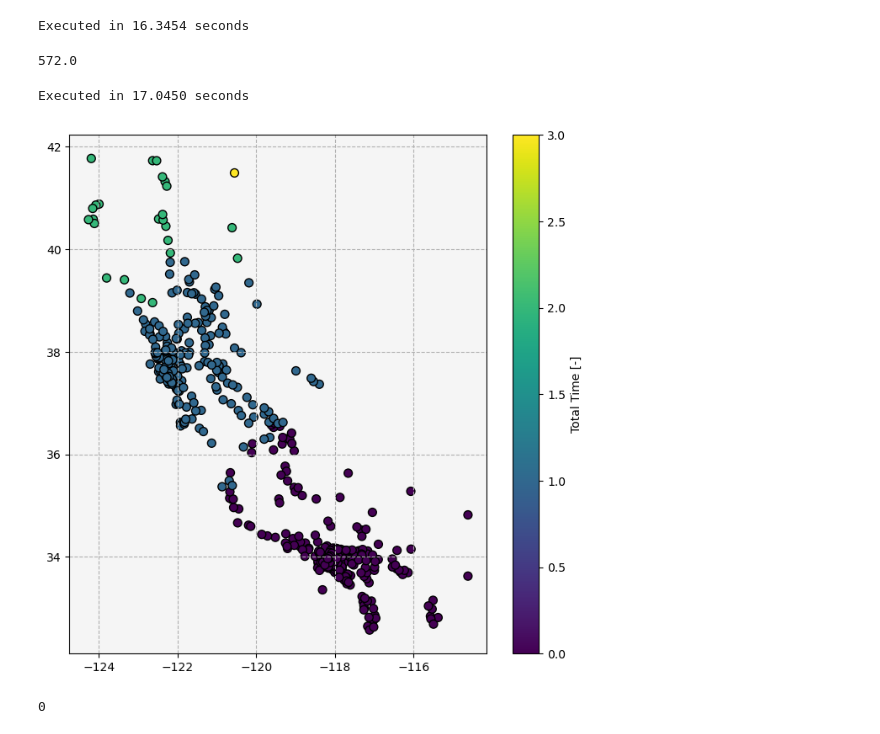
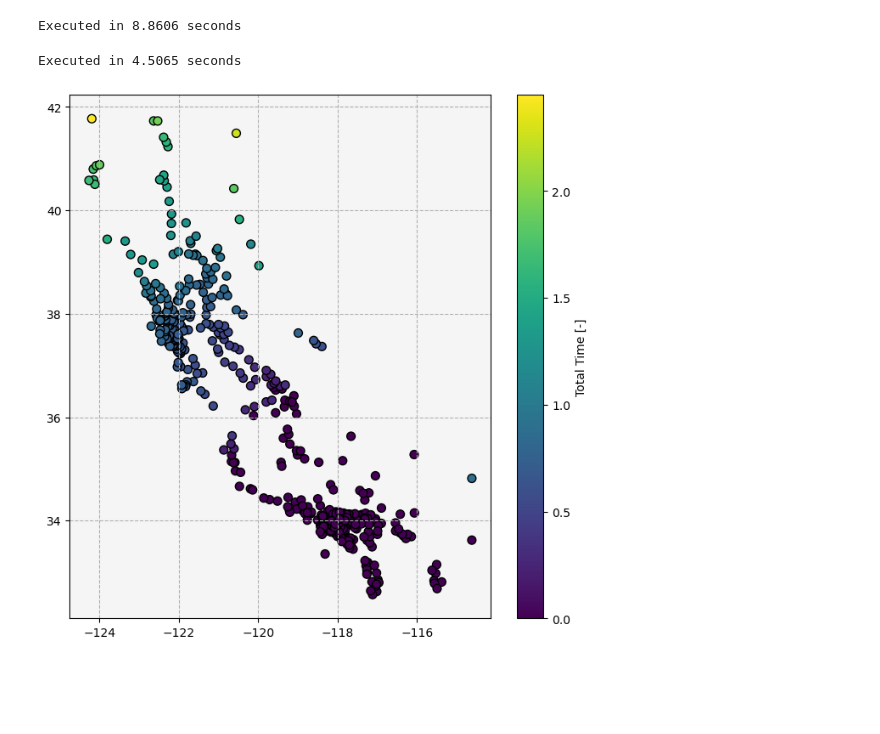
Before and after one commit to airabino/charger_network_analysis, a Jupyter notebook: New_California.ipynb, the cells around one changed output. Cells and saved outputs as stored; diff of their text form; code cells hidden in the pictures; blank space fills up the shorter version.

```diff
--- a/New_California.ipynb
+++ b/New_California.ipynb
@@ -19,0 +27,8 @@ from src.reload import deep_reload
+# %%
+places = [k for k, v in graph._node.items() if v['type'] == 'place']
+stations = [k for k, v in graph._node.items() if v['type'] == 'station']
+
+graph_places = src.graph.subgraph(graph, places)
+
+node_to_idx = {k: idx for idx, k in enumerate(graph_places.nodes)}
+idx_to_node = {idx: k for idx, k in enumerate(graph_places.nodes)}
@@ -19,0 +61,20 @@ from src.reload import deep_reload
+# %%
+deep_reload(src)
+
+t0 = time.time()
+
+costs, values, paths = src.experiments.run_case(
+    graph,
+    vehicle_kw,
+    station_kw,
+)
+
+out_arrays = src.analysis.values_to_array(
+    places, values, ['total_time', 'driving_time', 'charge_event']
+)
+
+visits = src.analysis.nodes_visited(
+    graph.nodes, paths,
+)
+
+print(f'Executed in {time.time() - t0:.4f} seconds')
@@ -42,10 +226,3 @@ ax.plot(x, dist.pdf(x),'g-', lw=5, alpha=0.6, label='beta pdf')
-# %%
-'''
-Importing California SNG
-'''
-
-graph = src.graph.graph_from_json('Outputs/graph_full_red.json')
-graph = nx.DiGraph(graph)
 # %%
 places = [k for k, v in graph._node.items() if v['type'] == 'place']
 stations = [k for k, v in graph._node.items() if v['type'] == 'station']
@@ -94,6 +271,7 @@ station_kw['station'] = {
     'price': .5 / 3.6e6,
     'setup_time': 300,
     'rng': rng,
+    'traffic': 1,
 }
 
 vehicle_kw = {
@@ -111,35 +289,11 @@ graph = src.routing.supply_costs(graph, vehicle, station_kw)
 
 print(f'Executed in {time.time() - t0:.4f} seconds')
 # %% [output]
-Executed in 16.3454 seconds
+Executed in 8.8606 seconds
-# %%
-def reserve_range(graph, node):
-
-    distances = [v['distance'] for v in graph._adj[node].values()]
-
-    return np.sort(distances)[1:6].mean()
-
-
-
-station = np.random.choice(stations)
-
-d = reserve_range(graph, station)
-d
-# %% [output]
-572.0
 # %%
 # graph._adj['station_10']
 # %%
 deep_reload(src)
-
-# vehicle_kw['max_charge_start_soc'] = .5
-# vehicle = src.routing.Vehicle(**vehicle_kw)
-
-# destinations = [k for k, v in graph._node.items() if v['type'] == 'place']
-# origins = [destinations[0]]
-
-node_to_idx = {k: idx for idx, k in enumerate(graph.nodes)}
-idx_to_node = {idx: k for idx, k in enumerate(graph.nodes)}
 
 places = [k for k, v in graph._node.items() if v['type'] == 'place']
 stations = [k for k, v in graph._node.items() if v['type'] == 'station']
@@ -156,7 +310,7 @@ costs, values, paths = src.floyd_warshall.floyd_warshall(
 
 print(f'Executed in {time.time() - t0:.4f} seconds')
 # %% [output]
-Executed in 17.0450 seconds
+Executed in 4.5065 seconds
 # %%
 fig, ax = plt.subplots(1, 1, figsize = (8, 8))
 
@@ -166,44 +320,40 @@ for source, node in graph_places._node.items():
 
     arc = values[origin].get(source, {})
 
-    # node['plot'] = (
-    #     arc.get('routing_time', np.nan) - arc.get('time', np.nan)
-    # )/ 3600
+    node['plot'] = (
+        arc.get('routing_time', np.nan) - arc.get('driving_time', np.nan)
+    )/ 3600
 
-    node['plot'] = arc.get('charge_event', np.nan)
+    # node['plot'] = arc.get('charge_event', np.nan)
 
 kw = {
     'show_links': False,
     'node_field': 'plot',
     'scatter': {
         's': 50,
         'ec': 'k',
         'zorder': 0,
         'label': 'Stations',
     },
     'colorbar': {
         'label': 'Total Time [-]',
     },
 }
 
 src.figures.plot_graph(
    graph_places, ax = ax, **kw,
 )
 
 kw = {
     'facecolor': 'whitesmoke',
 }
 
 ax.set(**kw)
 
 kw = {
     'ls': '--',
 }
 
 ax.grid(**kw)
 # %% [output]
-[figure, old version]
+[figure, new version]
-# %%
-int(False)
-# %% [output]
-0
```
Also changed, not shown: parts of 26 cells of this notebook, 41 other files.
